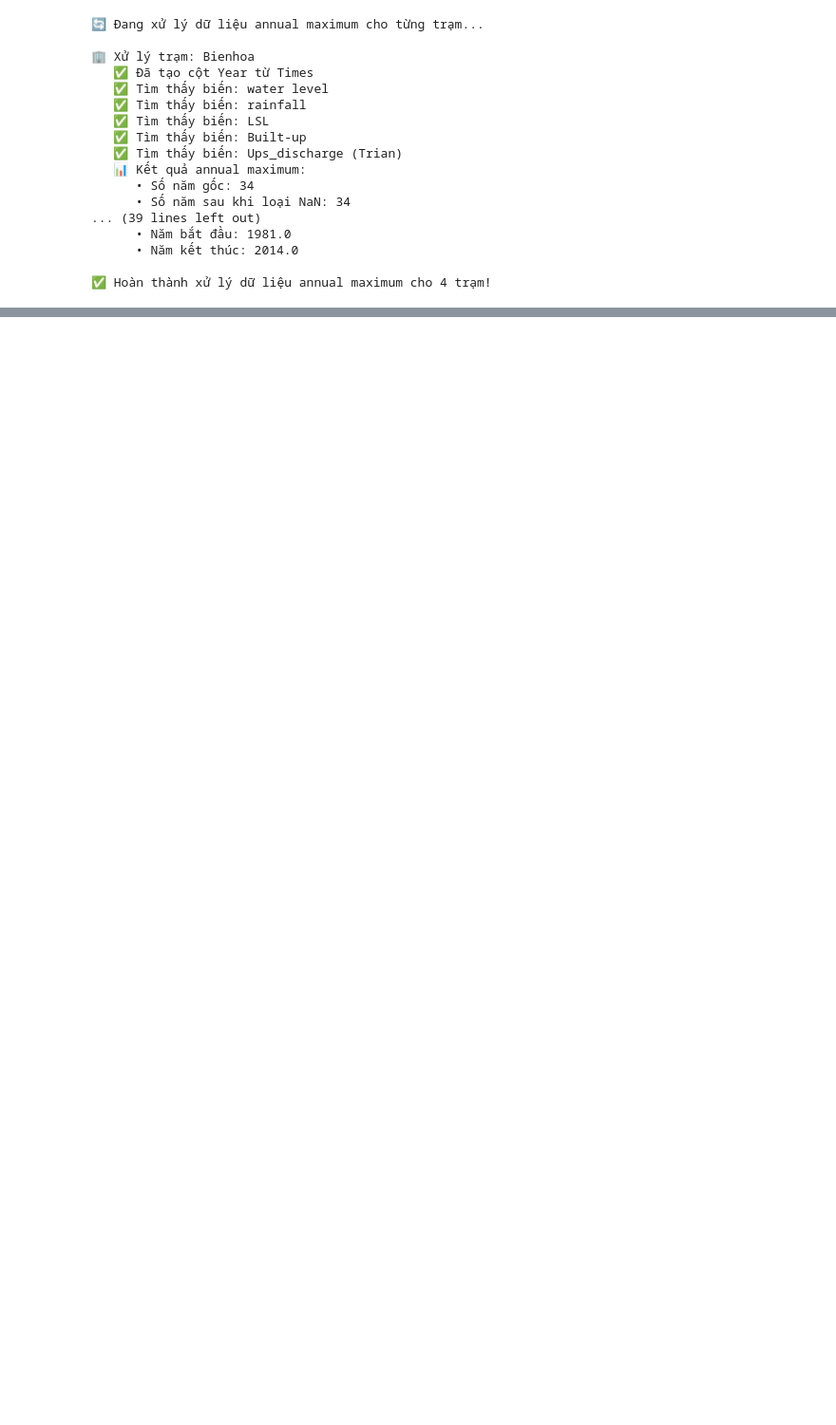
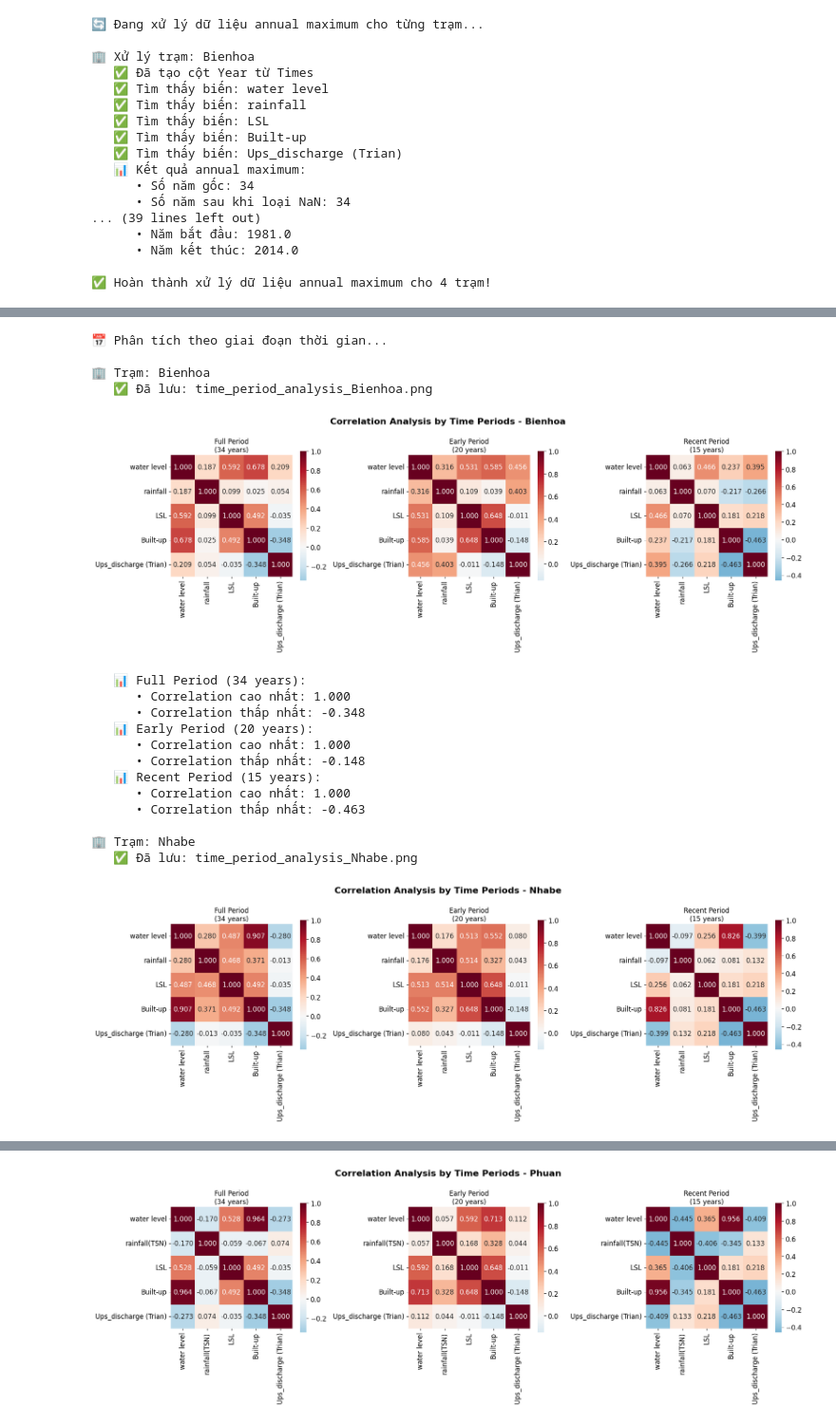
Before and after one commit to Trung-Nam-2512/analysis-heatmap, a Jupyter notebook: analysis.ipynb, the cells around one changed output, grey strips where cells are left out. Shown at 95% size. Cells and saved outputs as stored; diff of their text form; code cells hidden in the pictures; blank space fills up the shorter version.

```diff
--- a/analysis.ipynb
+++ b/analysis.ipynb
@@ -235,0 +427,76 @@ for station, station_info in annual_max_data.items():
+# %%
+# Phân tích theo giai đoạn thời gian
+print("📅 Phân tích theo giai đoạn thời gian...")
+
+for station, station_info in annual_max_data.items():
+    print(f"\n🏢 Trạm: {station}")
+
+    data = station_info['data']
+    variables = station_info['variables']
+
+    # Chia thành các giai đoạn
+    periods = {
+        'Full Period': data,
+        'Early Period': data[data.index <= 2000],
+        'Recent Period': data[data.index >= 2000]
+    }
+
+    # Tạo subplot cho từng giai đoạn
+    fig, axes = plt.subplots(1, 3, figsize=(18, 6))
+    fig.suptitle(f'Correlation Analysis by Time Periods - {station}', fontsize=16, fontweight='bold')
+
+    for i, (period_name, period_data) in enumerate(periods.items()):
+        if len(period_data) < 3:
+            print(f"   ⚠️ Giai đoạn {period_name} có ít dữ liệu ({len(period_data)} năm)")
+            continue
+
+        # Tính correlation
+        corr_matrix = period_data.corr()
+
+        # Vẽ heatmap đầy đủ
+        sns.heatmap(corr_matrix,
+                    annot=True,
+                    cmap='RdBu_r',
+                    center=0,
+                    square=True,
+                    fmt='.3f',
+                    ax=axes[i],
+                    cbar_kws={"shrink": .8})
+
+        axes[i].set_title(f'{period_name}\n({len(period_data)} years)', fontsize=12)
+
+    plt.tight_layout()
+
+    # Lưu biểu đồ
+    filename = f'time_period_analysis_{station}.png'
+    plt.savefig(filename, dpi=300, bbox_inches='tight')
+    print(f"   ✅ Đã lưu: {filename}")
+
+    plt.show()
+
+    # Hiển thị thống kê từng giai đoạn
+    for period_name, period_data in periods.items():
+        if len(period_data) >= 3:
+            corr_matrix = period_data.corr()
+            print(f"   📊 {period_name} ({len(period_data)} years):")
+            print(f"      • Correlation cao nhất: {corr_matrix.max().max():.3f}")
+            print(f"      • Correlation thấp nhất: {corr_matrix.min().min():.3f}")
+# %% [output]
+📅 Phân tích theo giai đoạn thời gian...
+
+🏢 Trạm: Bienhoa
+   ✅ Đã lưu: time_period_analysis_Bienhoa.png
+[figure, added]
+   📊 Full Period (34 years):
+      • Correlation cao nhất: 1.000
+      • Correlation thấp nhất: -0.348
+   📊 Early Period (20 years):
+      • Correlation cao nhất: 1.000
+      • Correlation thấp nhất: -0.148
+   📊 Recent Period (15 years):
+      • Correlation cao nhất: 1.000
+      • Correlation thấp nhất: -0.463
+
+🏢 Trạm: Nhabe
+   ✅ Đã lưu: time_period_analysis_Nhabe.png
+[figure, added]
@@ -235,0 +515 @@ for station, station_info in annual_max_data.items():
+[figure, added]
```
Also changed, not shown: parts of 10 cells of this notebook.
